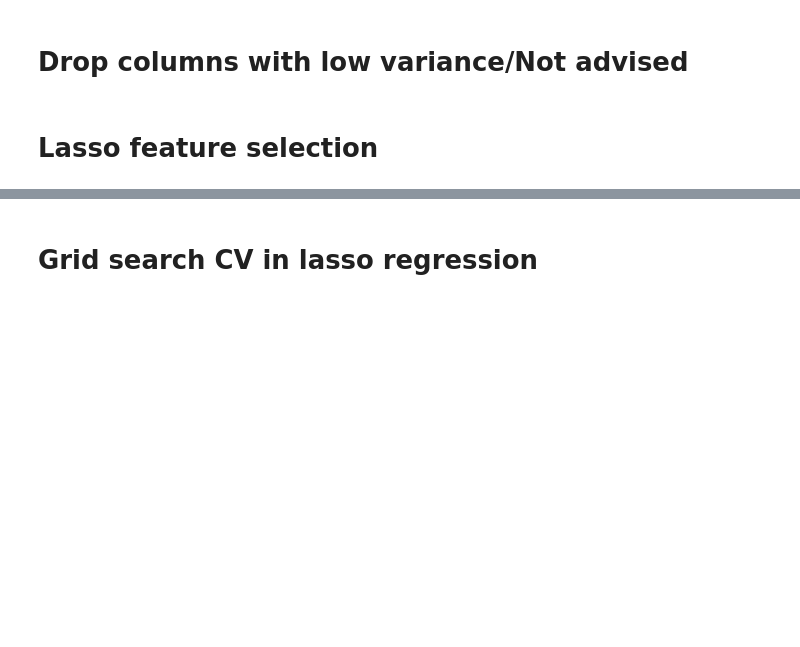
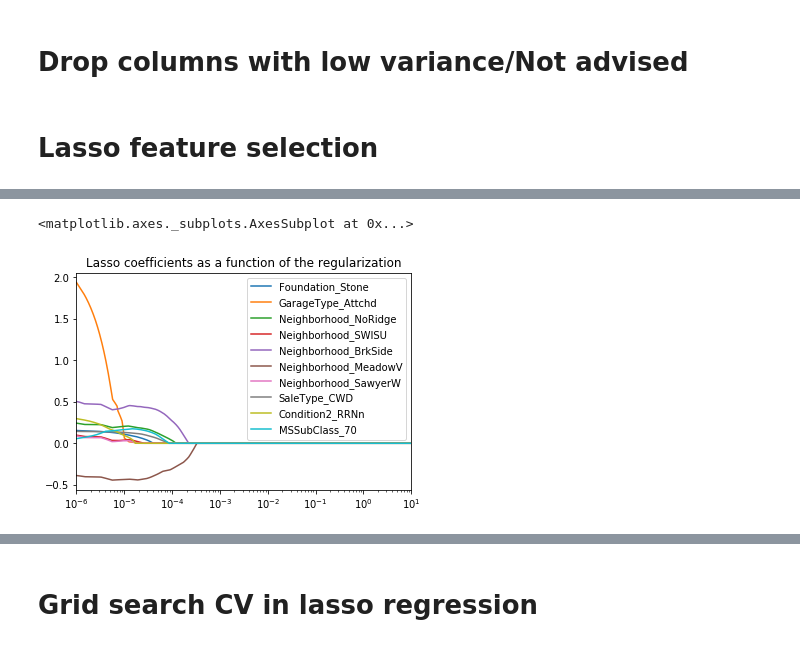
Before and after one commit to yslnam/collaborations, a Jupyter notebook: notebooks/Ivan_notebook.ipynb, the cells around one changed output, grey strips where cells are left out. Saved outputs shown, nothing was run; the diff lists cells and outputs as text; code cells hidden in the pictures; blank space fills up the shorter version.

```diff
--- a/notebooks/Ivan_notebook.ipynb
+++ b/notebooks/Ivan_notebook.ipynb
@@ -147,5 +175,7 @@ X_test = X.loc[X['SalePrice'].isnull(), :].drop(columns = ['SalePrice'])
 # %%
 # # Normalization. Use this one instead of the model option since we have to normalize the test dataset as well.
 for col in X_train.columns:
-    X_train[col] = (X_train[col] - np.mean(X_train[col]))/np.std(X_train[col], ddof=1)
-    X_test[col] = (X_test[col] - np.mean(X_test[col]))/np.std(X_test[col], ddof=1)
+    if np.std(X_train[col]) != 0:
+        X_train[col] = (X_train[col] - np.mean(X_train[col]))/np.std(X_train[col], ddof=1)
+    if np.std(X_test[col]) != 0:
+        X_test[col] = (X_test[col] - np.mean(X_test[col]))/np.std(X_test[col], ddof=1)
@@ -179,8 +211,8 @@ lasso_lm = Lasso(max_iter=1e7, warm_start=True, normalize = True)
 lasso_coefs = []
 alphas      = np.logspace(-6, 1, 1000)
 # %%
-lasso_coefs = []
-alphas      = np.logspace(-2, 0.5, 2)
+# lasso_coefs = []
+# alphas      = np.logspace(-2, 0.5, 2)
 # %%
 for alpha in alphas:
     lasso_lm.set_params(alpha = alpha).fit(X_train, y_train)
@@ -195,5 +229,8 @@ plt.show()
 # %%
-df_coef.iloc[:, np.random.choice(range(df_coef.shape[1]), size = 5, replace = False)].plot(logx=True, title=title)
+df_coef.iloc[:, np.random.choice(range(df_coef.shape[1]), size = 10, replace = False)].plot(logx=True, title=title)
+# %% [output]
+<matplotlib.axes._subplots.AxesSubplot at 0x...>
+[figure, added]
 # %%
 coef_orders = []
 for row in df_coef.index:
```
Also changed, not shown: parts of 19 cells of this notebook.
